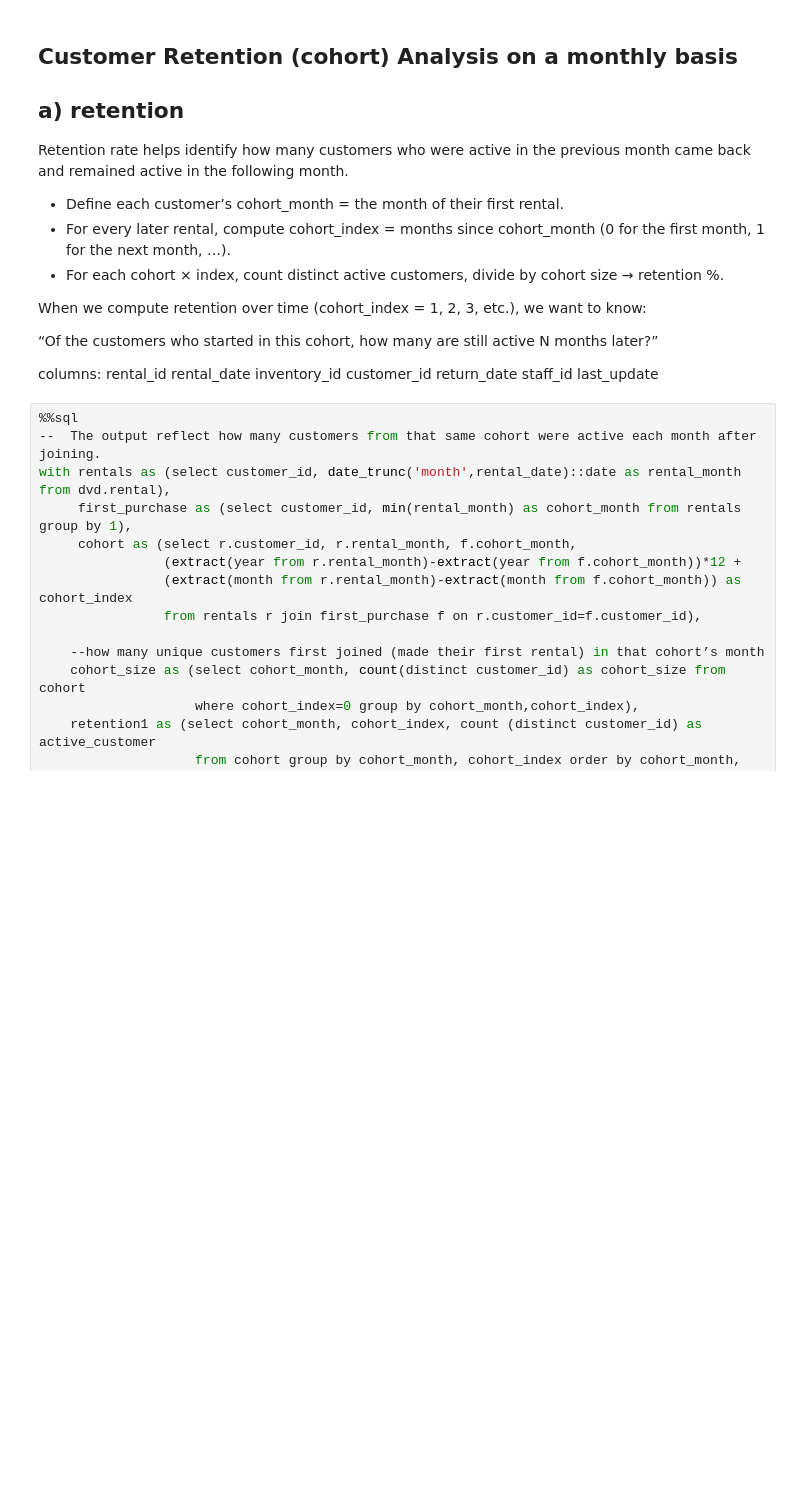
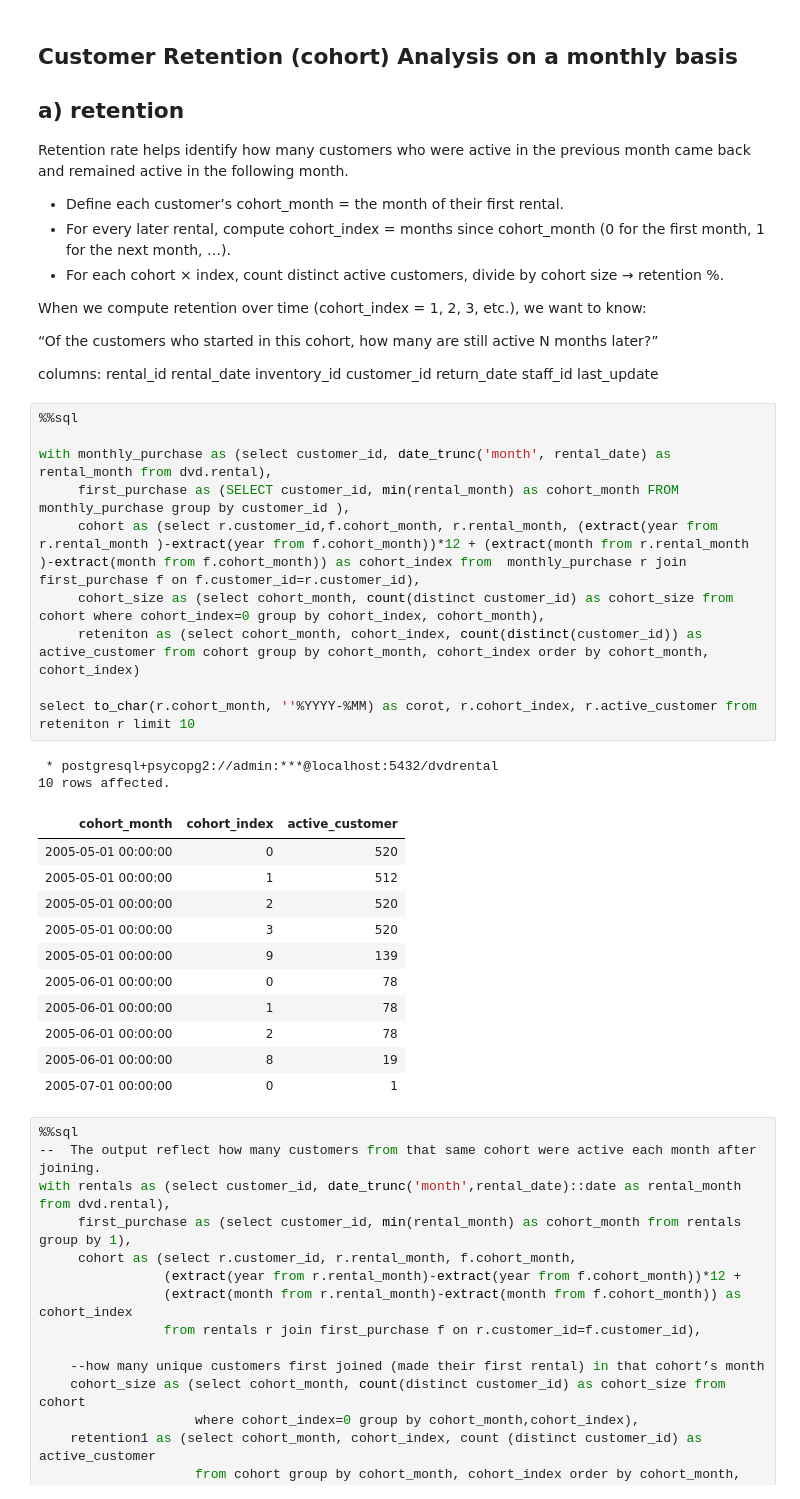
Before and after one commit to lohraspco/data-science, a Jupyter notebook: SQL/sql_codes.ipynb, the cells around one changed output. Drawn from its saved outputs; the diff is of its cells as text; blank space fills up the shorter version.

```diff
--- a/SQL/sql_codes.ipynb
+++ b/SQL/sql_codes.ipynb
@@ -30,6 +28,30 @@ When we compute retention over time (cohort_index = 1, 2, 3, etc.), we want to k
 “Of the customers who started in this cohort, how many are still active N months later?”
 
 columns: rental_id	rental_date	inventory_id	customer_id	return_date	staff_id	last_update
+# %%
+%%sql
+
+with monthly_purchase as (select customer_id, date_trunc('month', rental_date) as rental_month from dvd.rental),
+     first_purchase as (SELECT customer_id, min(rental_month) as cohort_month FROM monthly_purchase group by customer_id ),
+     cohort as (select r.customer_id,f.cohort_month, r.rental_month, (extract(year from r.rental_month )-extract(year from f.cohort_month))*12 + (extract(month from r.rental_month )-extract(month from f.cohort_month)) as cohort_index from  monthly_purchase r join first_purchase f on f.customer_id=r.customer_id),
+     cohort_size as (select cohort_month, count(distinct customer_id) as cohort_size from cohort where cohort_index=0 group by cohort_index, cohort_month),
+     reteniton as (select cohort_month, cohort_index, count(distinct(customer_id)) as active_customer from cohort group by cohort_month, cohort_index order by cohort_month, cohort_index)
+
+select to_char(r.cohort_month, ''%YYYY-%MM) as corot, r.cohort_index, r.active_customer from reteniton r limit 10
+# %% [output]
+ * postgresql+psycopg2://admin:***@localhost:5432/dvdrental
+10 rows affected.
+| cohort_month | cohort_index | active_customer |
+| 2005-05-01 00:00:00 | 0 | 520 |
+| 2005-05-01 00:00:00 | 1 | 512 |
+| 2005-05-01 00:00:00 | 2 | 520 |
+| 2005-05-01 00:00:00 | 3 | 520 |
+| 2005-05-01 00:00:00 | 9 | 139 |
+| 2005-06-01 00:00:00 | 0 | 78 |
+| 2005-06-01 00:00:00 | 1 | 78 |
+| 2005-06-01 00:00:00 | 2 | 78 |
+| 2005-06-01 00:00:00 | 8 | 19 |
+| 2005-07-01 00:00:00 | 0 | 1 |
 # %%
 %%sql
 --  The output reflect how many customers from that same cohort were active each month after joining.
```
Also changed, not shown: parts of 5 cells of this notebook, 2 other files.
